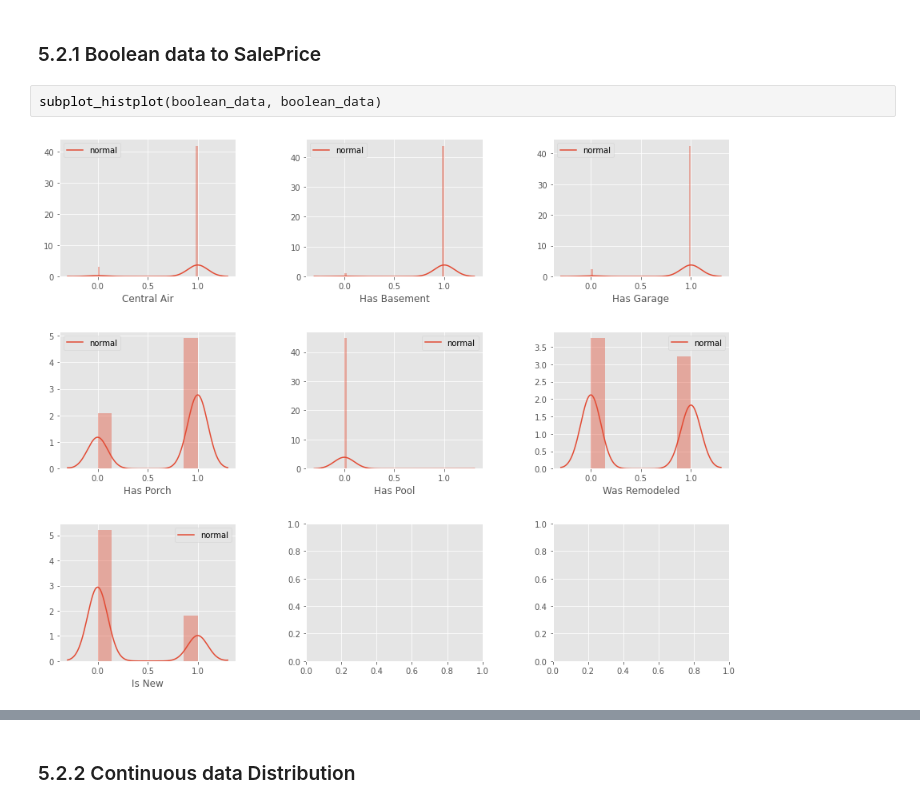
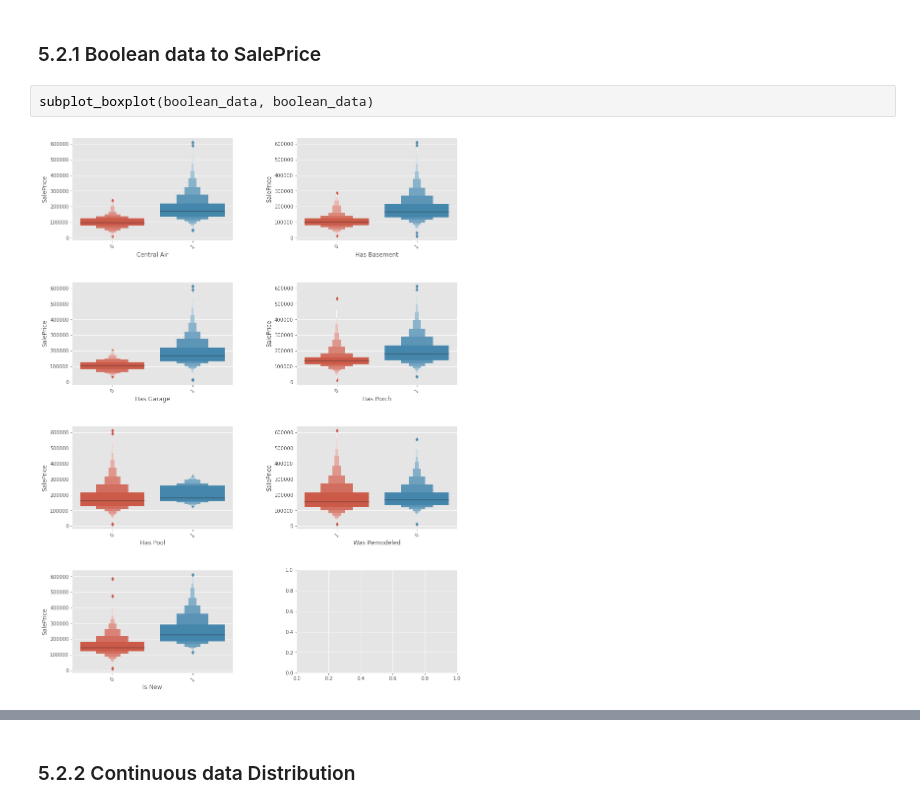
Before and after one commit to SimYiSY/Ames_Housing_Data, a Jupyter notebook: code/01 EDA and Cleaning.ipynb, the cells around one changed output, grey strips where cells are left out. Saved outputs shown, nothing was run; the diff lists cells and outputs as text.

```diff
--- a/code/01 EDA and Cleaning.ipynb
+++ b/code/01 EDA and Cleaning.ipynb
@@ -1696,6 +1708,6 @@ def subplot_histplot(xcolumns, xlabels, dataframe = df):
 # %% [markdown]
 ### 5.2.1 Boolean data to SalePrice
 # %%
-subplot_histplot(boolean_data, boolean_data)
+subplot_boxplot(boolean_data, boolean_data)
 # %% [output]
-[figure, old version]
+[figure, new version]
```
Also changed, not shown: parts of 19 cells of this notebook, 5 other files.
